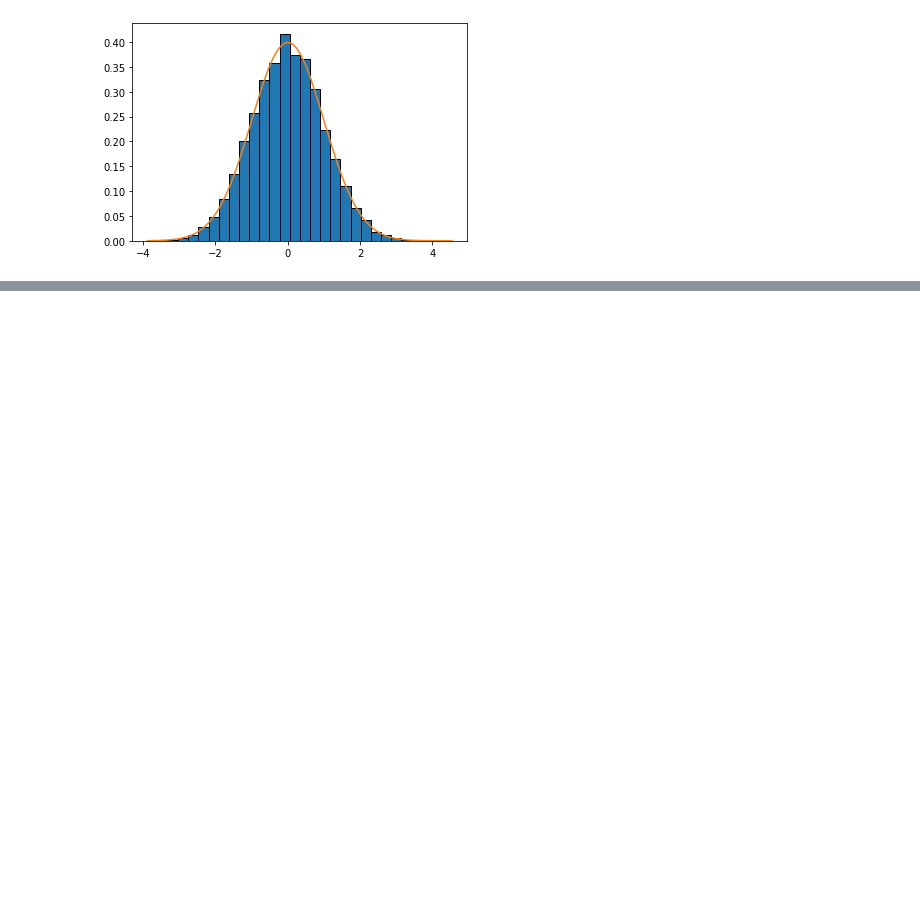
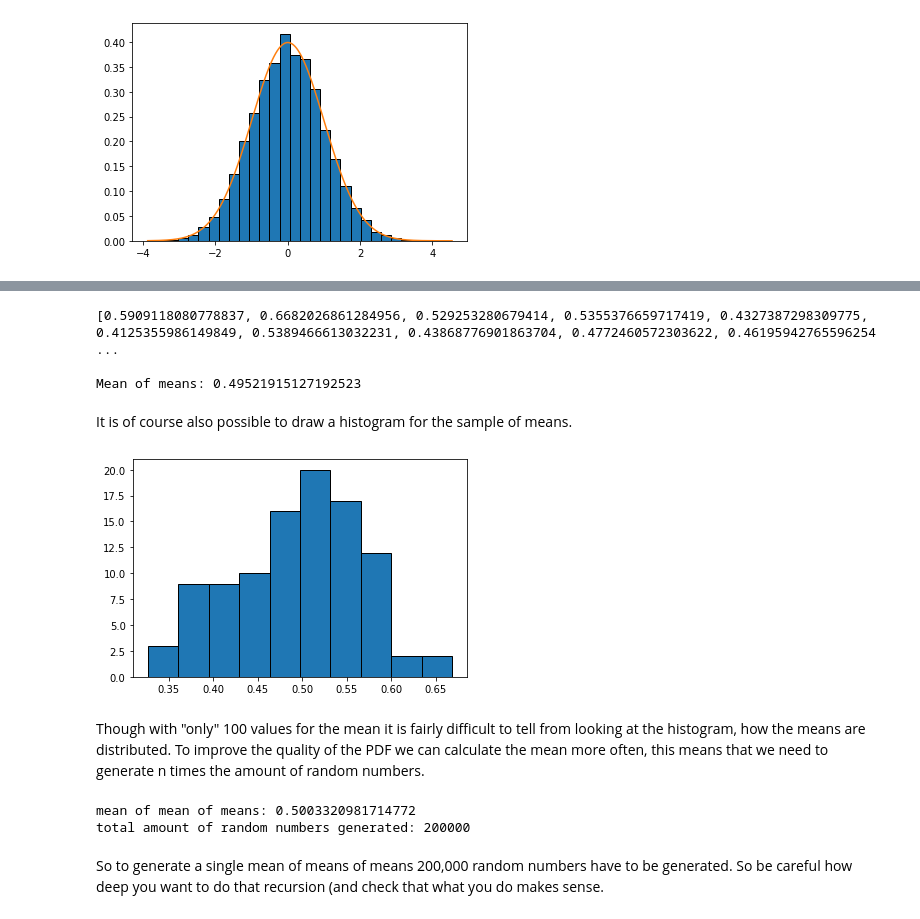
Before and after one commit to Phylex/Modern-Data-Analysis-Notes, a Jupyter notebook: 3_random_variables_and_distributions.ipynb, the cells around one changed output, grey strips where cells are left out. Cells and saved outputs as stored; diff of their text form; code cells hidden in the pictures; blank space fills up the shorter version.

```diff
--- a/3_random_variables_and_distributions.ipynb
+++ b/3_random_variables_and_distributions.ipynb
@@ -123,0 +162,54 @@ The defining characteristic of a random variable is its probability density func
+# %%
+# a sample of random numbers of length n can be drawn from a uniform distribution [0,1) with np.random.rand(n)
+n = 20
+mean_sample_size = 100
+sample_of_means = [np.mean(np.random.rand(n)) for i in range(mean_sample_size)]
+print(sample_of_means)
+
+# now calculate the mean of the means
+mean_of_means = np.mean(sample_of_means)
+print("\nMean of means: {}".format(mean_of_means))
+# %% [output]
+[0.5909118080778837, 0.6682026861284956, 0.529253280679414, 0.5355376659717419, 0.4327387298309775, 0.4125355986149849, 0.5389466613032231, 0.43868776901863704, 0.4772460572303622, 0.46195942765596254 ...
+
+Mean of means: 0.49521915127192523
+# %% [markdown]
+It is of course also possible to draw a histogram for the sample of means.
+# %%
+h, b, p = plt.hist(sample_of_means, bins=10, edgecolor='black')
+# %% [output]
+[figure, added]
+# %% [markdown]
+Though with "only" 100 values for the mean it is fairly difficult to tell from looking at the histogram, how the means are distributed.
+To improve the quality of the PDF we can calculate the mean more often, this means that we need to generate n times the amount of random numbers.
+# %%
+# lets track how many numbers are generated in total
+numbers_generated = 0
+
+# definition of the mean
+def mean(data):
+    return 1/len(data) * sum(data)
+
+# define some functions that calculate the mean and mean of mean and mean of mean of means
+def generate_mean_from_uniform_sample(n):
+    global numbers_generated;
+    numbers_generated = numbers_generated + n
+    return mean(np.random.rand(n))
+
+def generate_sample_of_means(m, n):
+    return [generate_mean_from_uniform_sample(n) for i in range(m)]
+
+def generate_sample_of_mean_of_means(o, m, n):
+    return [mean(generate_sample_of_means(m, n)) for i in range(o)]
+
+mean_of_means_sample_size = 100
+mean_sample_size = 100
+sample_size = 20
+mean_of_means = generate_sample_of_mean_of_means(mean_of_means_sample_size, mean_sample_size, sample_size)
+print("mean of mean of means: {}".format(mean(mean_of_means)))
+print("total amount of random numbers generated: {}".format(numbers_generated))
+# %% [output]
+mean of mean of means: 0.5003320981714772
+total amount of random numbers generated: 200000
+# %% [markdown]
+So to generate a single mean of means of means 200,000 random numbers have to be generated. So be careful how deep you want to do that recursion (and check that what you do makes sense.
```
Also changed, not shown: parts of 7 cells of this notebook.
